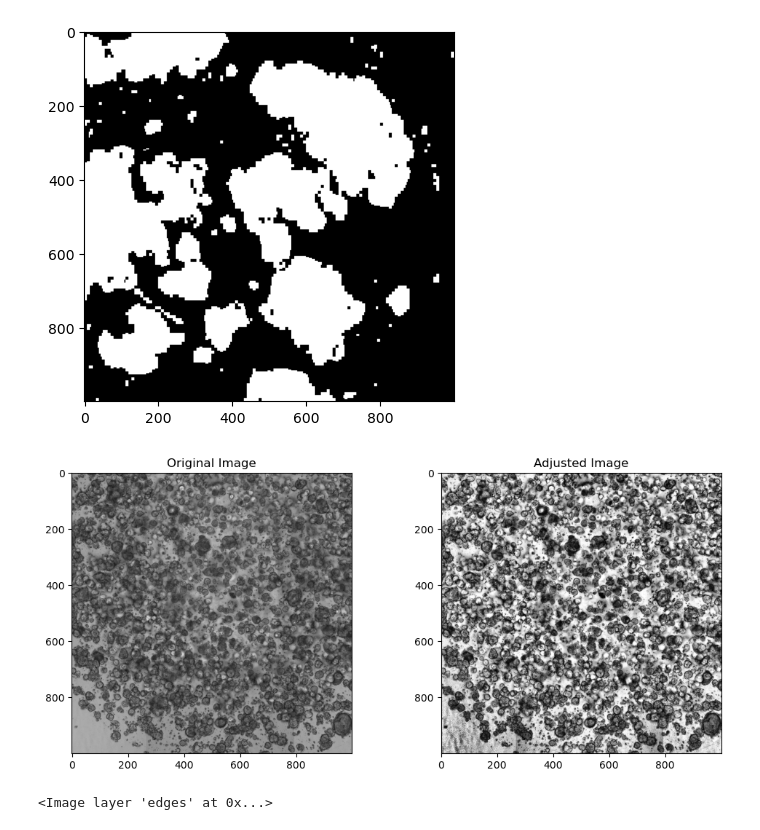
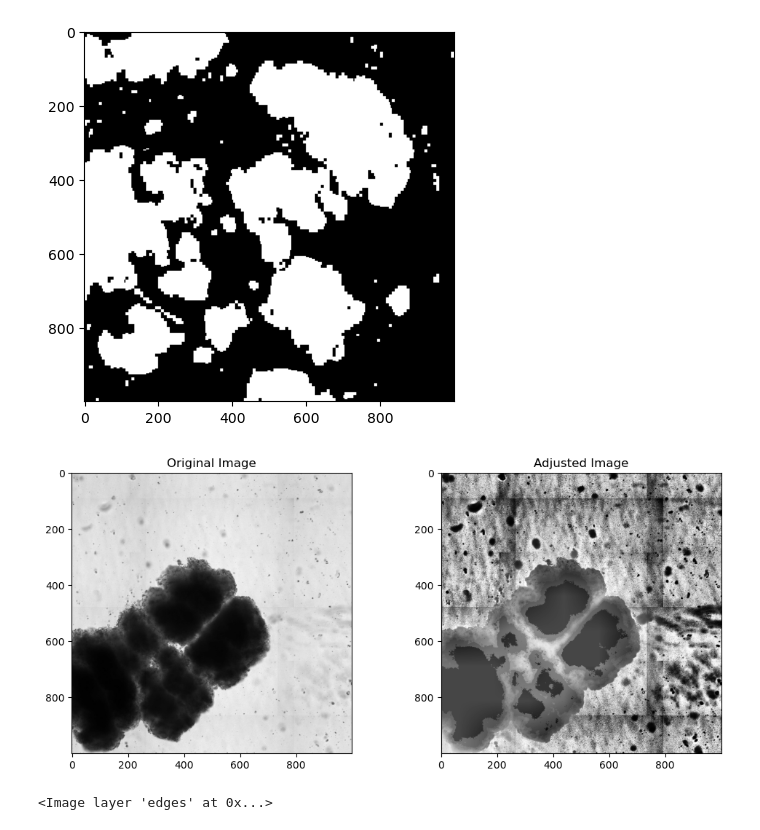
Before and after one commit to lguertle/organoids-project, a Jupyter notebook: notebooks/Extract_features.ipynb, the cells around one changed output. Drawn from its saved outputs; the diff is of its cells as text; code cells hidden in the pictures.

```diff
--- a/notebooks/Extract_features.ipynb
+++ b/notebooks/Extract_features.ipynb
@@ -45,42 +45,42 @@ import cv2
 import matplotlib.pyplot as plt
 
 # Load your image
-os.chdir("E:/data_for_seg/z_projection/receed0")
+os.chdir("D:/data_for_seg/z_projection/dead")
 files = os.listdir()
 
 # Load the first image in the directory in grayscale
-image = cv2.imread(files[0], cv2.IMREAD_GRAYSCALE)
+image = cv2.imread(files[8], cv2.IMREAD_GRAYSCALE)
 
 # Define the gamma value
 gamma = 2
 
 # Define the contrast limit
 contrast_limit = 70
 
 # Apply gamma correction to the grayscale image
 gamma_corrected = cv2.pow(image / 255.0, gamma) * 255.0
 gamma_corrected = cv2.convertScaleAbs(gamma_corrected)
 
 # Apply contrast adjustment with CLAHE to the grayscale image
 clahe = cv2.createCLAHE(clipLimit=contrast_limit)
 adjusted_image = clahe.apply(gamma_corrected)
 
 # Create a figure with two subplots
 plt.figure(figsize=(12, 5))
 
 # Original grayscale image
 plt.subplot(1, 2, 1)
 plt.title("Original Image")
 plt.imshow(image, cmap='gray')
 
 # Adjusted image
 plt.subplot(1, 2, 2)
 plt.title("Adjusted Image")
 plt.imshow(adjusted_image, cmap='gray')
 
 plt.show()
 # %% [output]
-[figure, old version]
+[figure, new version]
 # %%
 import os
 import cv2
```
Also changed, not shown: parts of 6 cells of this notebook, 3 other files.
